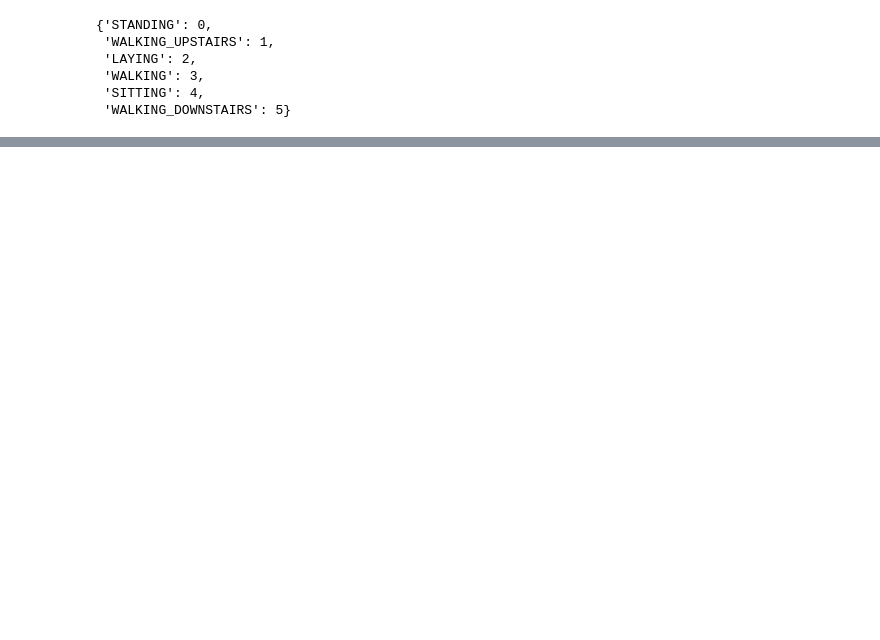
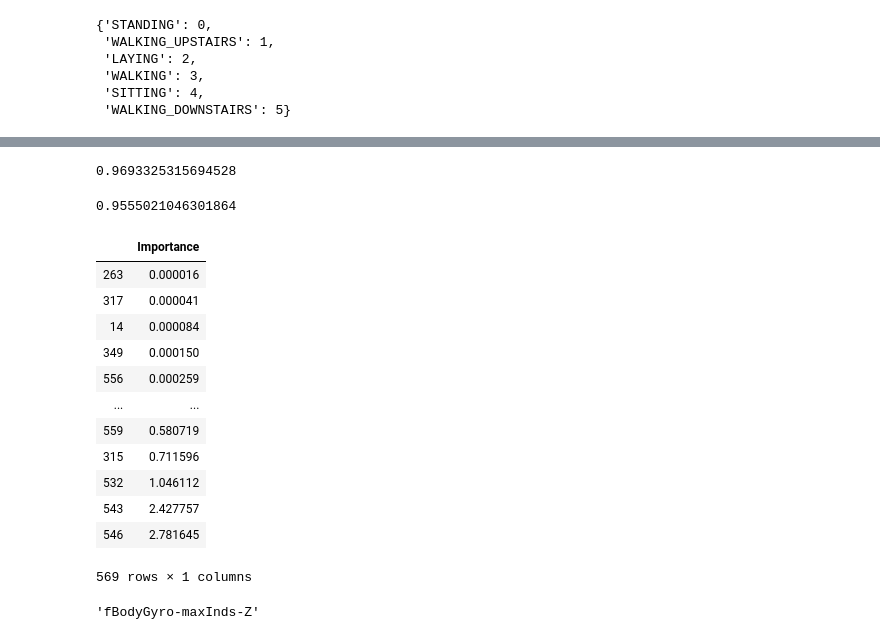
Before and after one commit to jsokolowska/siema-my-z-mechatro, a Jupyter notebook: mechatro.ipynb, the cells around one changed output, grey strips where cells are left out. Drawn from its saved outputs; the diff is of its cells as text; code cells hidden in the pictures; blank space fills up the shorter version.

Commit message:
add feature importance analysis, other models

```diff
--- a/mechatro.ipynb
+++ b/mechatro.ipynb
@@ -146,8 +144,9 @@ from sklearn import preprocessing
 
 
 
-X = df.drop('Activity', axis='columns')
-X = X.fillna(X.mean())
+X = df.drop(['Activity', 'void()', 'subject'], axis='columns')
+X = X.fillna(X.mean)
+
 
 def normalize(df):
     cols = df.columns
@@ -156,13 +155,14 @@ def normalize(df):
     x_scaled = min_max_scaler.fit_transform(x)
     return pd.DataFrame(x_scaled, columns=cols)
 
-X = normalize(X)
+# X = normalize(X)
 # %%
 from sklearn.model_selection import train_test_split
 from sklearn.linear_model import LogisticRegression
 
 y = labels
 
-X_train, X_test, y_train, y_test = train_test_split(X, y, test_size=0.2, random_state=69)
+X_train, X_test, y_train, y_test = train_test_split(X, y, test_size=0.3)
 
-model_lr = LogisticRegression(random_state=69).fit(X_train, y_train)
+#model_lr = LogisticRegression(solver='liblinear', multi_class='auto').fit(X_train, y_train)
+model_lr = LogisticRegression(solver='liblinear', multi_class='ovr').fit(X_train, y_train)
@@ -177,0 +200,46 @@ model_lr.score(X_test, y_test)
+# %%
+from sklearn.neural_network import MLPClassifier
+
+model_mlp = MLPClassifier().fit(X_train, y_train)
+model_mlp.score(X_test, y_test)
+# %% [output]
+0.9693325315694528
+# %%
+from sklearn.tree import DecisionTreeClassifier
+model_tree = DecisionTreeClassifier().fit(X_train, y_train)
+model_tree.score(X_test, y_test)
+# %% [output]
+0.9555021046301864
+# %%
+from sklearn import tree
+import numpy as np
+
+#np.std(X_train, 0)*model_lr.coef_
+
+importance = abs(model_lr.coef_[0])
+# summarize feature importance
+# for i,v in enumerate(importance):
+#     print('Feature: %0d, Score: %.5f' % (i,v))
+
+
+importance_df = pd.DataFrame(importance, columns=['Importance'])
+importance_df.sort_values(by='Importance')
+# %% [output]
+|  | Importance |
+| 263 | 0.000016 |
+| 317 | 0.000041 |
+| 14 | 0.000084 |
+| 349 | 0.000150 |
+| 556 | 0.000259 |
+| ... | ... |
+| 559 | 0.580719 |
+| 315 | 0.711596 |
+| 532 | 1.046112 |
+| 543 | 2.427757 |
+| 546 | 2.781645 |
+569 rows × 1 columns
+# %%
+X.columns[283]
+#model_lr.classes_
+# %% [output]
+'fBodyGyro-maxInds-Z'
```
Also changed, not shown: parts of 12 cells of this notebook.
